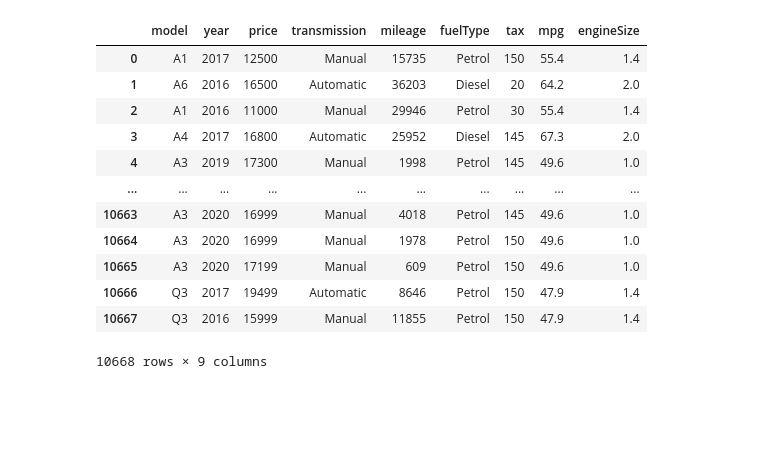
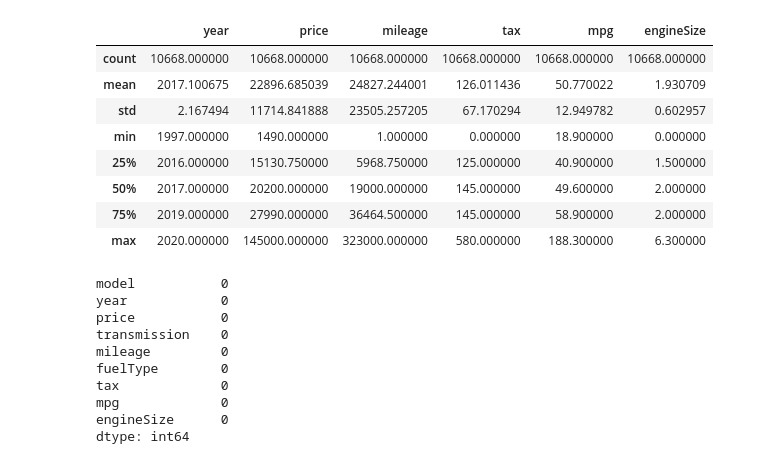
Before and after one commit to oguzhanagir/TensorFlowPythonPractice, a Jupyter notebook: TensorFlow-ArabaAnalizi(audi).ipynb, the cells around one changed output. Drawn from its saved outputs; the diff is of its cells as text; code cells hidden in the pictures; blank space fills up the shorter version.

```diff
--- a/TensorFlow-ArabaAnalizi(audi).ipynb
+++ b/TensorFlow-ArabaAnalizi(audi).ipynb
@@ -6,18 +11,27 @@ import seaborn as sbn
 # %%
 dataFrame = pd.read_csv("audi.csv")
 # %%
-dataFrame
+dataFrame.describe()
 # %% [output]
-|  | model | year | price | transmission | mileage | fuelType | tax | mpg | engineSize |
-| 0 | A1 | 2017 | 12500 | Manual | 15735 | Petrol | 150 | 55.4 | 1.4 |
-| 1 | A6 | 2016 | 16500 | Automatic | 36203 | Diesel | 20 | 64.2 | 2.0 |
-| 2 | A1 | 2016 | 11000 | Manual | 29946 | Petrol | 30 | 55.4 | 1.4 |
-| 3 | A4 | 2017 | 16800 | Automatic | 25952 | Diesel | 145 | 67.3 | 2.0 |
-| 4 | A3 | 2019 | 17300 | Manual | 1998 | Petrol | 145 | 49.6 | 1.0 |
-| ... | ... | ... | ... | ... | ... | ... | ... | ... | ... |
-| 10663 | A3 | 2020 | 16999 | Manual | 4018 | Petrol | 145 | 49.6 | 1.0 |
-| 10664 | A3 | 2020 | 16999 | Manual | 1978 | Petrol | 150 | 49.6 | 1.0 |
-| 10665 | A3 | 2020 | 17199 | Manual | 609 | Petrol | 150 | 49.6 | 1.0 |
-| 10666 | Q3 | 2017 | 19499 | Automatic | 8646 | Petrol | 150 | 47.9 | 1.4 |
-| 10667 | Q3 | 2016 | 15999 | Manual | 11855 | Petrol | 150 | 47.9 | 1.4 |
+|  | year | price | mileage | tax | mpg | engineSize |
+| count | 10668.000000 | 10668.000000 | 10668.000000 | 10668.000000 | 10668.000000 | 10668.000000 |
+| mean | 2017.100675 | 22896.685039 | 24827.244001 | 126.011436 | 50.770022 | 1.930709 |
+| std | 2.167494 | 11714.841888 | 23505.257205 | 67.170294 | 12.949782 | 0.602957 |
+| min | 1997.000000 | 1490.000000 | 1.000000 | 0.000000 | 18.900000 | 0.000000 |
+| 25% | 2016.000000 | 15130.750000 | 5968.750000 | 125.000000 | 40.900000 | 1.500000 |
+| 50% | 2017.000000 | 20200.000000 | 19000.000000 | 145.000000 | 49.600000 | 2.000000 |
+| 75% | 2019.000000 | 27990.000000 | 36464.500000 | 145.000000 | 58.900000 | 2.000000 |
+| max | 2020.000000 | 145000.000000 | 323000.000000 | 580.000000 | 188.300000 | 6.300000 |
-10668 rows × 9 columns
+# %%
+dataFrame.isnull().sum() #null değer kontrolü
+# %% [output]
+model           0
+year            0
+price           0
+transmission    0
+mileage         0
+fuelType        0
+tax             0
+mpg             0
+engineSize      0
+dtype: int64
```
Also changed, not shown: parts of 38 cells of this notebook, 4 other files.
